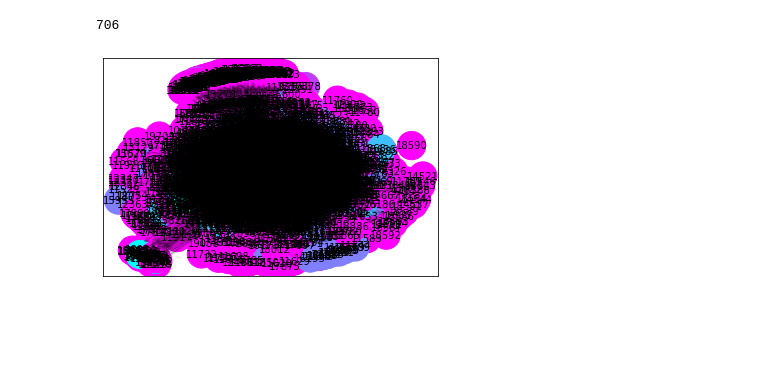
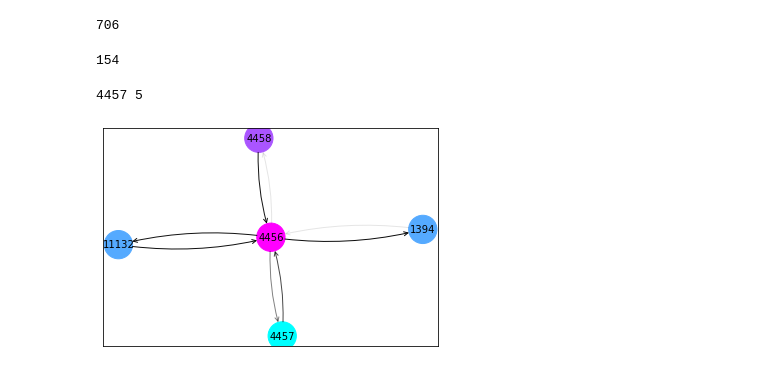
Before and after one commit to GiDeCarlo/XGDAG, a Jupyter notebook: Classification_pipeline.ipynb, the cells around one changed output. Drawn from its saved outputs; the diff is of its cells as text; code cells hidden in the pictures; blank space fills up the shorter version.

```diff
--- a/Classification_pipeline.ipynb
+++ b/Classification_pipeline.ipynb
@@ -349,15 +350,48 @@ for i in range(len(test_nodes)):
 len(LP)
 # %% [output]
 706
+# %%
+# list of positive genes indexes in test_mask
+
+genes_df = pd.read_csv('Datasets/C0006142_Malignant_neoplasm_of_breast_features.csv')
+genes_dic = dict(zip(genes_df['name'], genes_df['class']))
+
+test_positive_genes_idx = []
+
+i = 0
+for node in G:
+    if test_mask[i] and genes_dic[node]:
+        test_positive_genes_idx.append(i)
+    i += 1
+
+len(test_positive_genes_idx)
+# %% [output]
+154
+# %%
+edge_index = multiclass_data.edge_index
+subg_nodes, subg_edge_index, subg_mapping, subg_edge_mask = torch_geometric.utils.k_hop_subgraph(test_positive_genes_idx[0], 2, edge_index)
+
+min_idx = test_positive_genes_idx[0]
+min_subg_size = len(subg_nodes)
+
+for i in range(1, len(test_positive_genes_idx)):
+    subg_nodes, subg_edge_index, subg_mapping, subg_edge_mask = torch_geometric.utils.k_hop_subgraph(test_positive_genes_idx[i], 2, edge_index)
+    if len(subg_nodes) < min_subg_size:
+        min_idx = test_positive_genes_idx[i]
+        min_subg_size = len(subg_nodes)
+
+print(min_idx, min_subg_size)
+# %% [output]
+4457 5
 # %%
 x = multiclass_data.x
 y = multiclass_data.y
 edge_index = multiclass_data.edge_index
 
 explainer = GNNExplainer(sage_model, epochs=200, return_type='log_prob', num_hops=2)
-node_idx = 0 #node to explain
+node_idx = 4457 #node to explain
 node_feat_mask, edge_mask = explainer.explain_node(node_idx, x, edge_index)
 ax, G = explainer.visualize_subgraph(node_idx, edge_index, edge_mask, y=y)
 plt.show()
 # %% [output]
-[figure, old version]
+[figure, new version]
```
Also changed, not shown: parts of 1 cell of this notebook, 9 other files.
